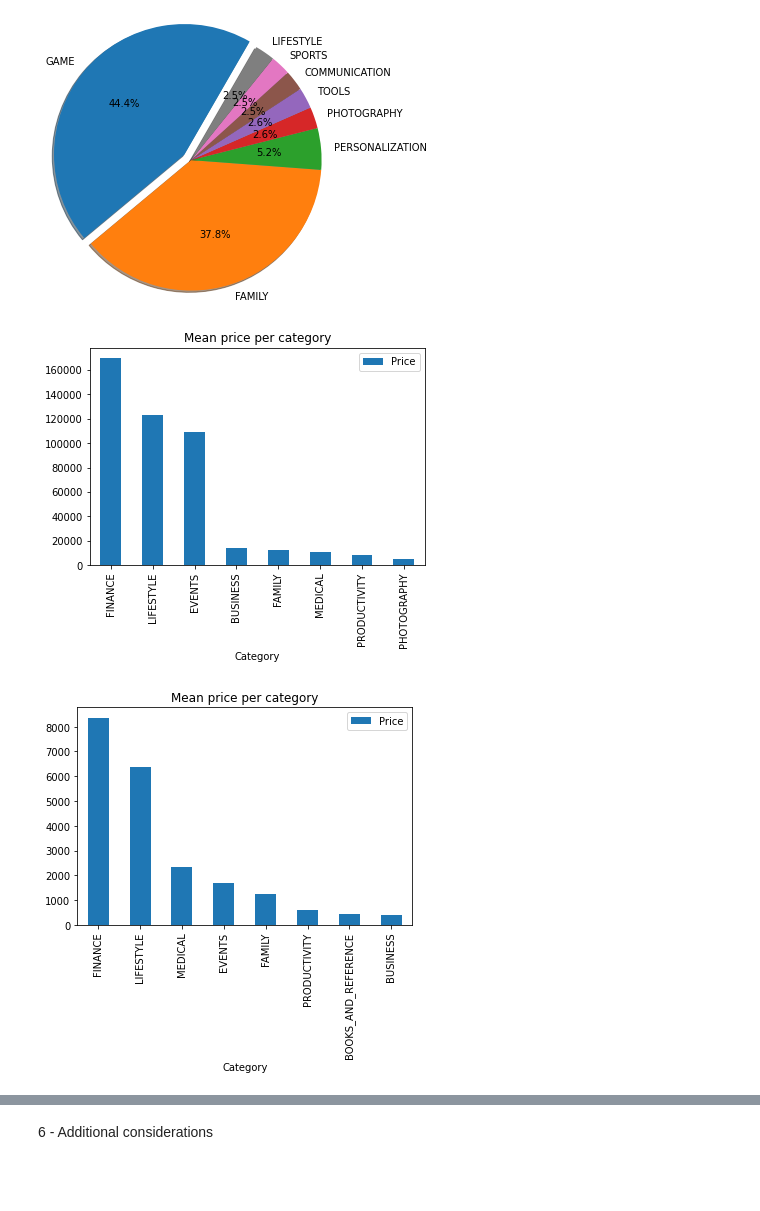
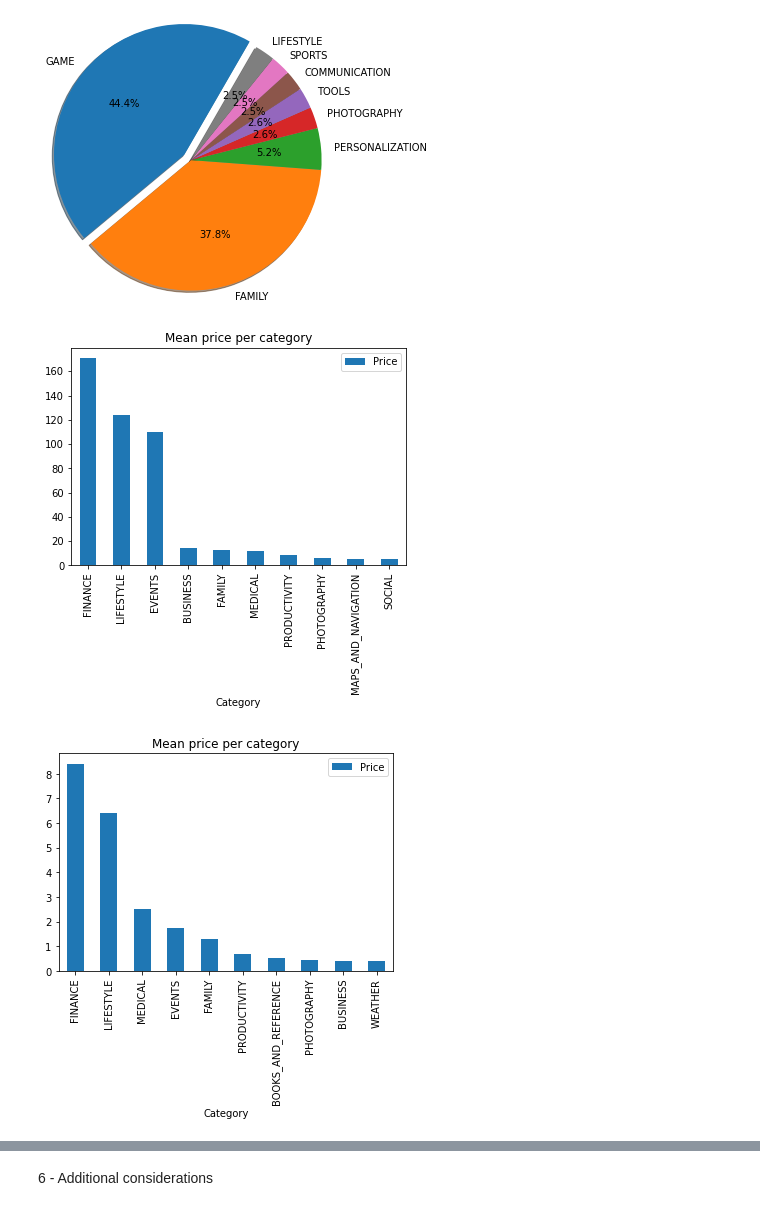
Before and after one commit to Rodauv/google_playstore_stats, a Jupyter notebook: my_mobapp_studio.ipynb, the cells around one changed output, grey strips where cells are left out. Cells and saved outputs as stored; diff of their text form; code cells hidden in the pictures; blank space fills up the shorter version.

```diff
--- a/my_mobapp_studio.ipynb
+++ b/my_mobapp_studio.ipynb
@@ -209,8 +210,9 @@ def clean_dataset(df_in):
     df['Size'] = df['Size'].replace({'\D+':'0'},regex=True)
     df['Installs'] = df['Installs'].replace({'\D+':'0'},regex=True)
     df['Reviews'] = df['Reviews'].replace({'\D+':'0'},regex=True)
-    df['Price'] = df['Price'].replace({'\D+':'0'},regex=True)
-    df = df.astype({'Reviews':'int','Size':'int','Installs':'int64','Price':'int'})
+    df['Price'] = df['Price'].replace({'[^0-9.]':''},regex=True)
+    df['Price'] = df['Price'].replace({'':'0'},regex=True)
+    df = df.astype({'Reviews':'int','Size':'int','Installs':'int64','Price':'float'})
     df['Installs'] = df['Installs']
 
     #Remove duplicated apps - after checking the dataframe, there are some (i.e.: Minecraft both identical)
@@ -506,20 +510,20 @@ mark_size(paid_dataset)
 # %%
 #5.5.1 - Mean Price bar Paid: What is the size of the market: Plot a bar with the mean price per category # & %
 def mark_price(df):
     df_m_price = df[['Category','Price']]
     df_m_price = df_m_price.groupby(['Category'],as_index=False).mean()
-    m_price_bar = df_m_price.nlargest(n=8, columns=['Price'])
+    m_price_bar = df_m_price.nlargest(n=10, columns=['Price'])
     m_price_bar.plot(x = 'Category', y='Price', title='Mean price per category', kind='bar')
 
 
 mark_price(paid_dataset)
 # %% [output]
-[figure, old version]
+[figure, new version]
 # %%
 #5.5.2 - Mean Price bar All
 mark_price(combined_dataset)
 # %% [output]
-[figure, old version]
+[figure, new version]
 # %%
 #5.6 - Most expensive apps per category
 def max_price(df):
```
Also changed, not shown: parts of 9 cells of this notebook.
